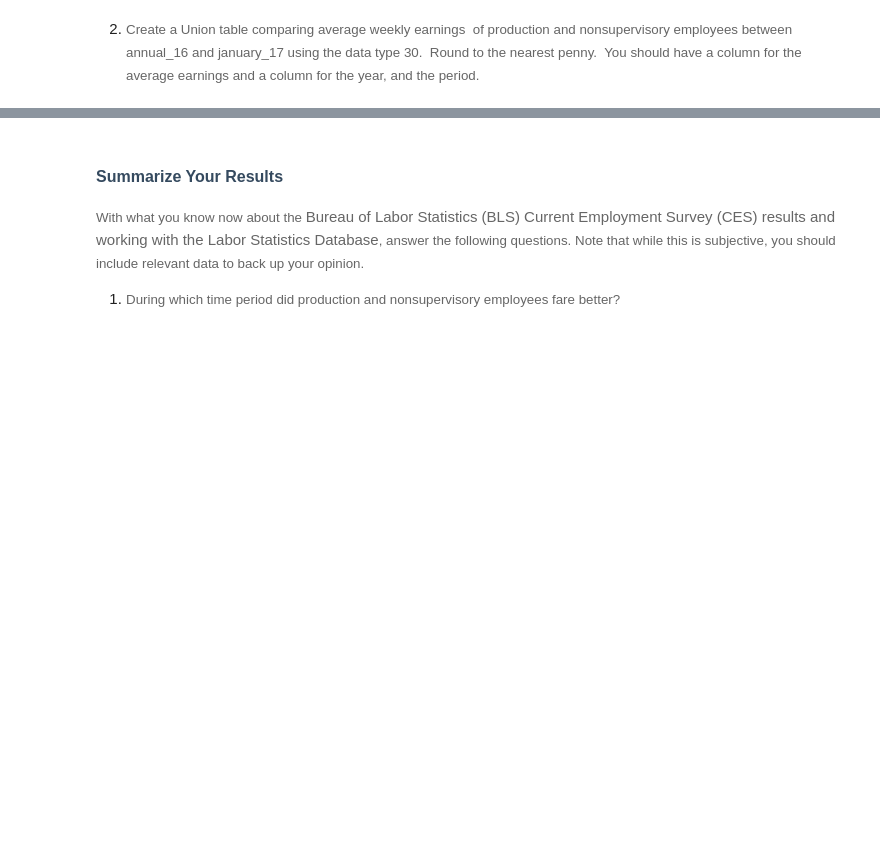
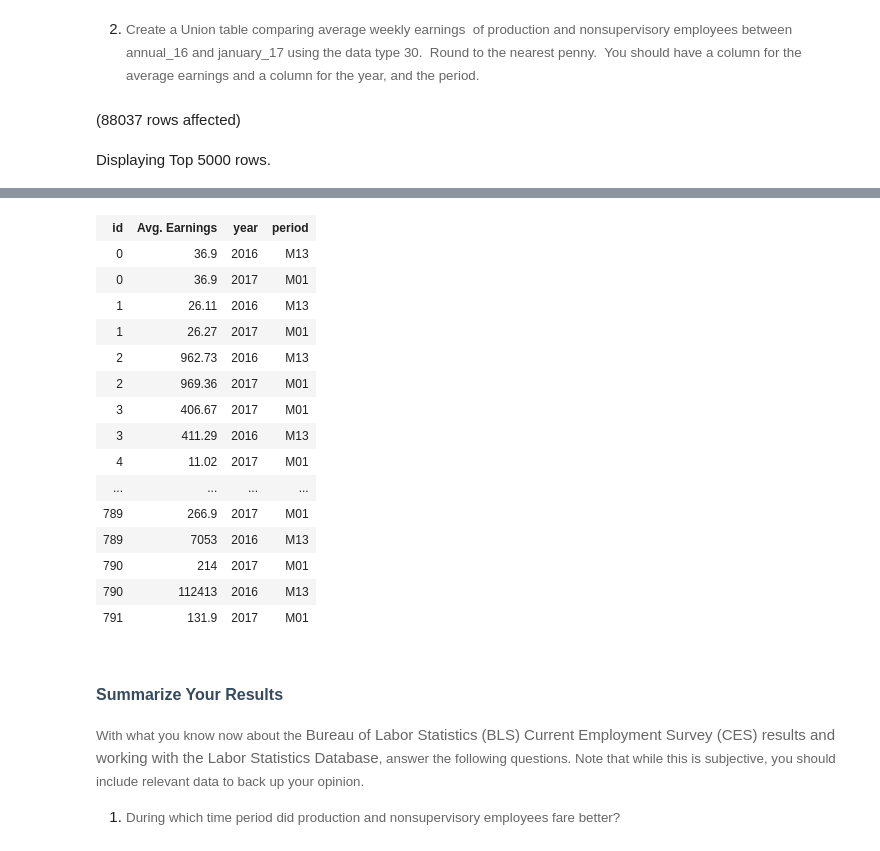
Before and after one commit to sclarksienki/Assignment3_9to5, a Jupyter notebook: 9to5.ipynb, the cells around one changed output, grey strips where cells are left out. Cells and saved outputs as stored; diff of their text form; code cells hidden in the pictures; blank space fills up the shorter version.

```diff
--- a/9to5.ipynb
+++ b/9to5.ipynb
@@ -371,10 +396,13 @@ Total execution time: 00:00:00.050
 # %%
 USE LaborStatisticsDB
 
-SELECT id, ROUND(value,2), year, period
+SELECT id, ROUND(value,2) AS 'Avg. Earnings', year, period
 FROM   dbo.annual_2016
 WHERE series_id IN (SELECT series_id FROM dbo.datatype WHERE data_type_code = 30)
 UNION
 SELECT id, ROUND(value,2), year, period
 FROM   dbo.january_2017
 WHERE series_id IN (SELECT series_id FROM dbo.datatype WHERE data_type_code = 30)
+# %% [output]
+(88037 rows affected)
+Displaying Top 5000 rows.
@@ -381,3 +410,19 @@ WHERE series_id IN (SELECT series_id FROM dbo.datatype WHERE data_type_code = 30
+| id | Avg. Earnings | year | period |
+| 0 | 36.9 | 2016 | M13 |
+| 0 | 36.9 | 2017 | M01 |
+| 1 | 26.11 | 2016 | M13 |
+| 1 | 26.27 | 2017 | M01 |
+| 2 | 962.73 | 2016 | M13 |
+| 2 | 969.36 | 2017 | M01 |
+| 3 | 406.67 | 2017 | M01 |
+| 3 | 411.29 | 2016 | M13 |
+| 4 | 11.02 | 2017 | M01 |
+| ... | ... | ... | ... |
+| 789 | 266.9 | 2017 | M01 |
+| 789 | 7053 | 2016 | M13 |
+| 790 | 214 | 2017 | M01 |
+| 790 | 112413 | 2016 | M13 |
+| 791 | 131.9 | 2017 | M01 |
 # %% [markdown]
 ## <span style="font-size:12pt;font-family:Montserrat, sans-serif;color:rgb(53, 74, 95);background-color:rgb(255, 255, 255);font-weight:700;vertical-align:baseline;white-space:pre-wrap;">Summarize Your Results</span>
 
```
Also changed, not shown: parts of 42 cells of this notebook.
